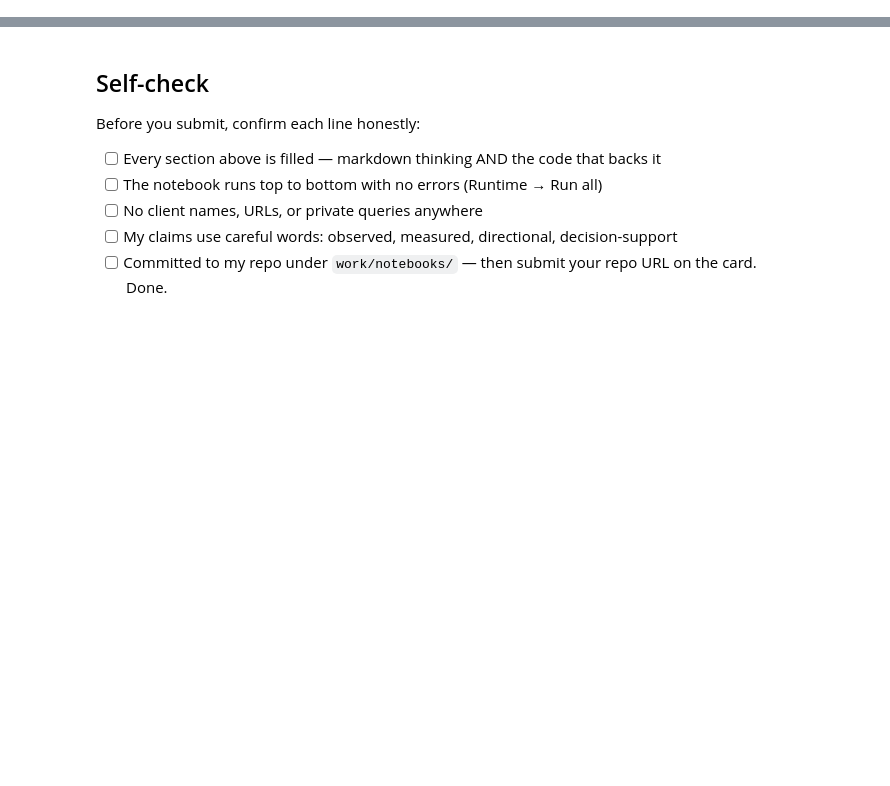
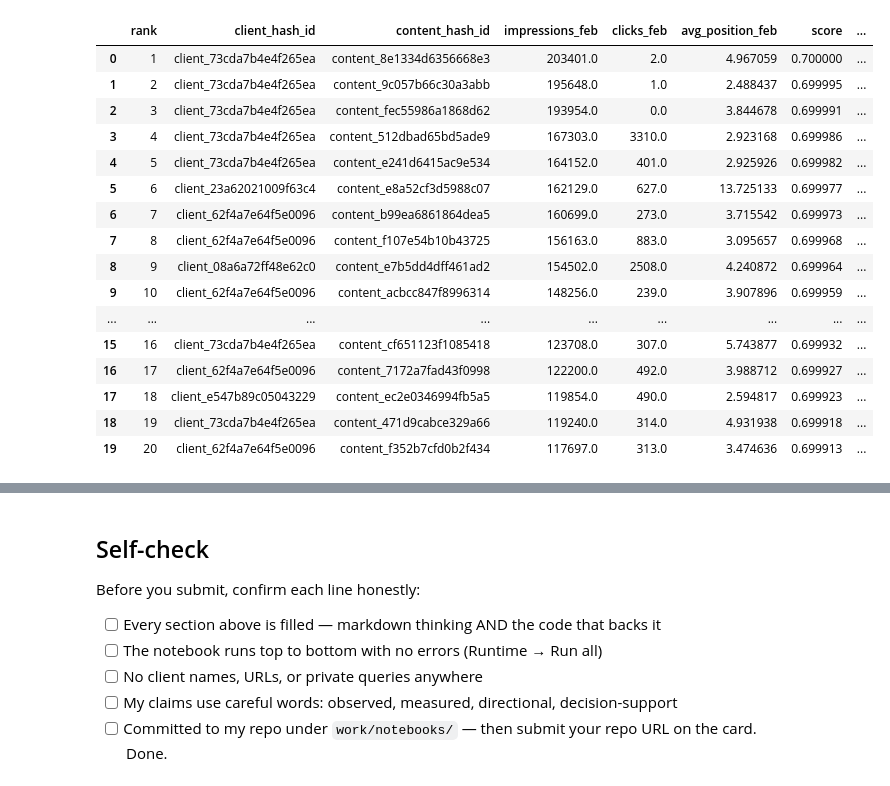
Before and after one commit to vxsnth/Machine_learning, a Jupyter notebook: work/notebooks/w04_baseline_score.ipynb, the cells around one changed output, grey strips where cells are left out. Drawn from its saved outputs; the diff is of its cells as text; code cells hidden in the pictures; blank space fills up the shorter version.

```diff
--- a/work/notebooks/w04_baseline_score.ipynb
+++ b/work/notebooks/w04_baseline_score.ipynb
@@ -22,0 +151,63 @@ This skeleton is yours to fill. Work the sections **in order** — each one has
+# %%
+# Section 2 — build the ranked queue
+
+queue = signal_df.copy()
+
+# Higher observed search volume = higher priority.
+queue["volume_score"] = queue["impressions_feb"].rank(pct=True)
+
+# Lower recent search activity = stronger staleness signal.
+queue["staleness_score"] = pd.cut(
+    queue["impressions_feb"],
+    bins=[-np.inf, 10, 100, 1000, np.inf],
+    labels=[1.0, 0.75, 0.5, 0.0]
+).astype(float)
+
+# One simple, transparent baseline score.
+queue["score"] = (
+    0.7 * queue["volume_score"]
+    + 0.3 * queue["staleness_score"]
+)
+
+# One action and one reason code.
+queue["action"] = "REFRESH_REVIEW"
+queue["reason_code"] = "REFRESH_REVIEW"
+
+# Rank highest score first.
+queue = queue.sort_values(
+    ["score", "client_hash_id", "content_hash_id"],
+    ascending=[False, True, True]
+).reset_index(drop=True)
+
+queue["rank"] = np.arange(1, len(queue) + 1)
+
+
+# Write the required CSV.
+output_cols = [
+    "rank",
+    "client_hash_id",
+    "content_hash_id",
+    "impressions_feb",
+    "clicks_feb",
+    "avg_position_feb",
+    "score",
+    "action",
+    "reason_code"
+]
+
+queue_output = queue[output_cols].copy()
+
+os.makedirs("work/outputs", exist_ok=True)
+
+output_path = "work/outputs/baseline_action_score.csv"
+
+queue_output.to_csv(
+    output_path,
+    index=False
+)
+
+print("Ranked pages:", len(queue_output))
+print("CSV written to:", output_path)
+
+display(queue_output.head(20))
+# %% [output]
@@ -23,3 +216,20 @@ This skeleton is yours to fill. Work the sections **in order** — each one has
+|  | rank | client_hash_id | content_hash_id | impressions_feb | clicks_feb | avg_position_feb | score | ... |
+| 0 | 1 | client_73cda7b4e4f265ea | content_8e1334d6356668e3 | 203401.0 | 2.0 | 4.967059 | 0.700000 | ... |
+| 1 | 2 | client_73cda7b4e4f265ea | content_9c057b66c30a3abb | 195648.0 | 1.0 | 2.488437 | 0.699995 | ... |
+| 2 | 3 | client_73cda7b4e4f265ea | content_fec55986a1868d62 | 193954.0 | 0.0 | 3.844678 | 0.699991 | ... |
+| 3 | 4 | client_73cda7b4e4f265ea | content_512dbad65bd5ade9 | 167303.0 | 3310.0 | 2.923168 | 0.699986 | ... |
+| 4 | 5 | client_73cda7b4e4f265ea | content_e241d6415ac9e534 | 164152.0 | 401.0 | 2.925926 | 0.699982 | ... |
+| 5 | 6 | client_23a62021009f63c4 | content_e8a52cf3d5988c07 | 162129.0 | 627.0 | 13.725133 | 0.699977 | ... |
+| 6 | 7 | client_62f4a7e64f5e0096 | content_b99ea6861864dea5 | 160699.0 | 273.0 | 3.715542 | 0.699973 | ... |
+| 7 | 8 | client_62f4a7e64f5e0096 | content_f107e54b10b43725 | 156163.0 | 883.0 | 3.095657 | 0.699968 | ... |
+| 8 | 9 | client_08a6a72ff48e62c0 | content_e7b5dd4dff461ad2 | 154502.0 | 2508.0 | 4.240872 | 0.699964 | ... |
+| 9 | 10 | client_62f4a7e64f5e0096 | content_acbcc847f8996314 | 148256.0 | 239.0 | 3.907896 | 0.699959 | ... |
+| ... | ... | ... | ... | ... | ... | ... | ... | ... |
+| 15 | 16 | client_73cda7b4e4f265ea | content_cf651123f1085418 | 123708.0 | 307.0 | 5.743877 | 0.699932 | ... |
+| 16 | 17 | client_62f4a7e64f5e0096 | content_7172a7fad43f0998 | 122200.0 | 492.0 | 3.988712 | 0.699927 | ... |
+| 17 | 18 | client_e547b89c05043229 | content_ec2e0346994fb5a5 | 119854.0 | 490.0 | 2.594817 | 0.699923 | ... |
+| 18 | 19 | client_73cda7b4e4f265ea | content_471d9cabce329a66 | 119240.0 | 314.0 | 4.931938 | 0.699918 | ... |
+| 19 | 20 | client_62f4a7e64f5e0096 | content_f352b7cfd0b2f434 | 117697.0 | 313.0 | 3.474636 | 0.699913 | ... |
 # %% [markdown]
 ## 3. Top-20 review
 
```
Also changed, not shown: parts of 17 cells of this notebook.
